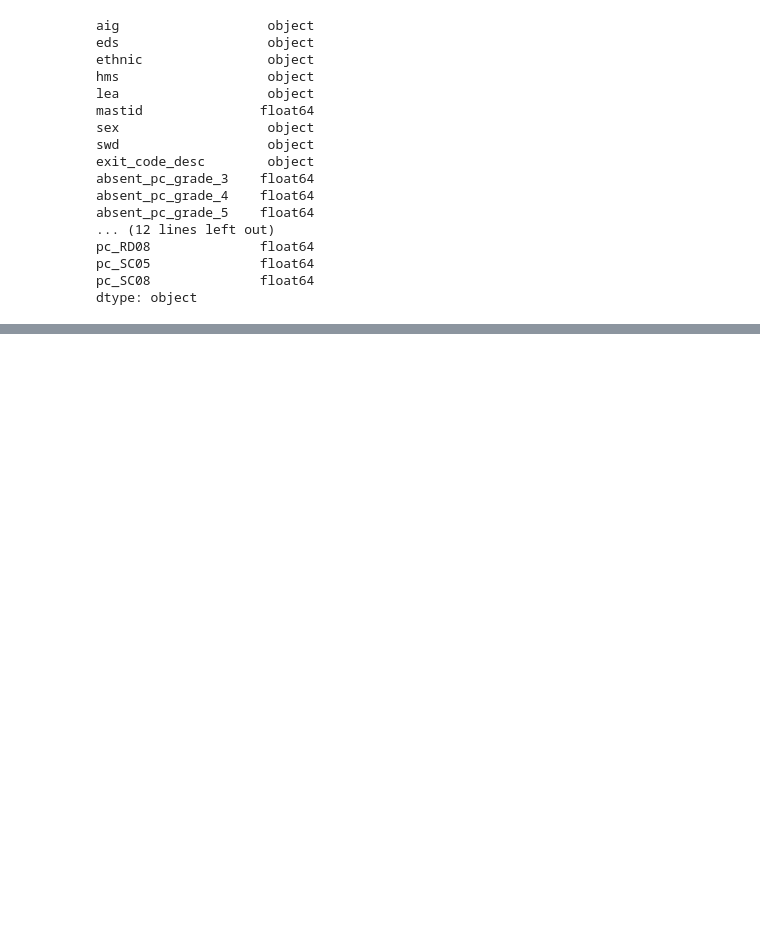
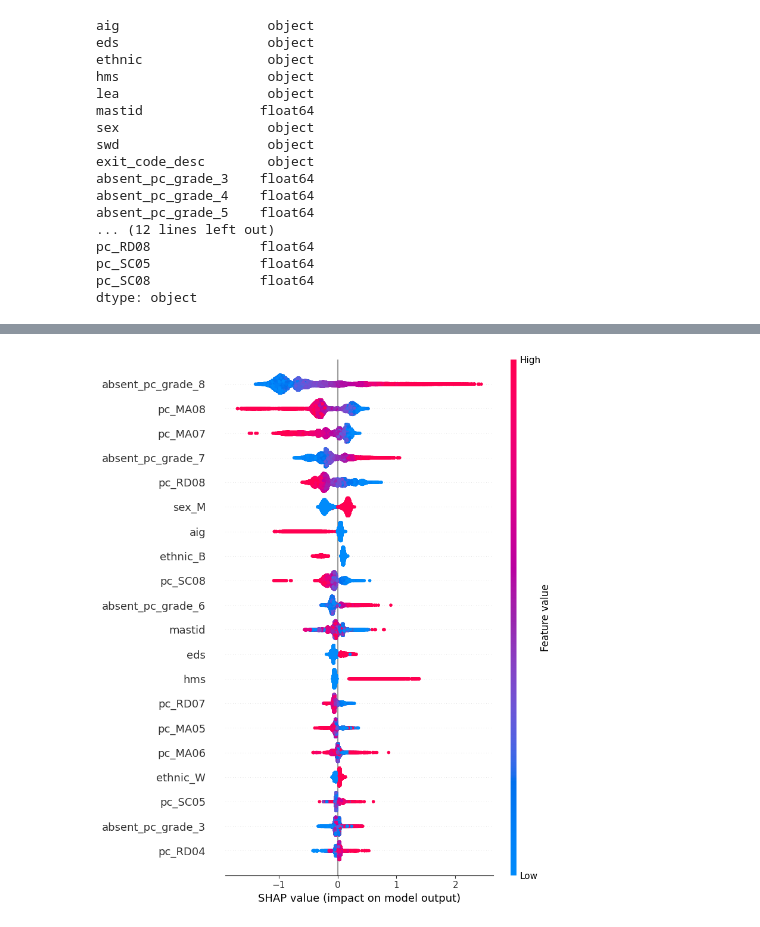
Before and after one commit to dmatten1/ncerdc-model, a Jupyter notebook: model/xgboost.ipynb, the cells around one changed output, grey strips where cells are left out. Saved outputs shown, nothing was run; the diff lists cells and outputs as text; code cells hidden in the pictures; blank space fills up the shorter version.

```diff
--- a/model/xgboost.ipynb
+++ b/model/xgboost.ipynb
@@ -247,0 +269,16 @@ Confusion Matrix:
+# %%
+import shap
+import xgboost as xgb
+
+# Ensure your test data is clean and matches training features
+X = X_test  # or whatever features you want to explain
+dtest = xgb.DMatrix(X)
+
+# Load SHAP TreeExplainer
+explainer = shap.TreeExplainer(bst_final)
+
+# Compute SHAP values (this can take a minute for large datasets)
+shap_values = explainer.shap_values(X)
+shap.summary_plot(shap_values, X)
+# %% [output]
+[figure, added]
```
Also changed, not shown: parts of 9 cells of this notebook, 9 other files.
